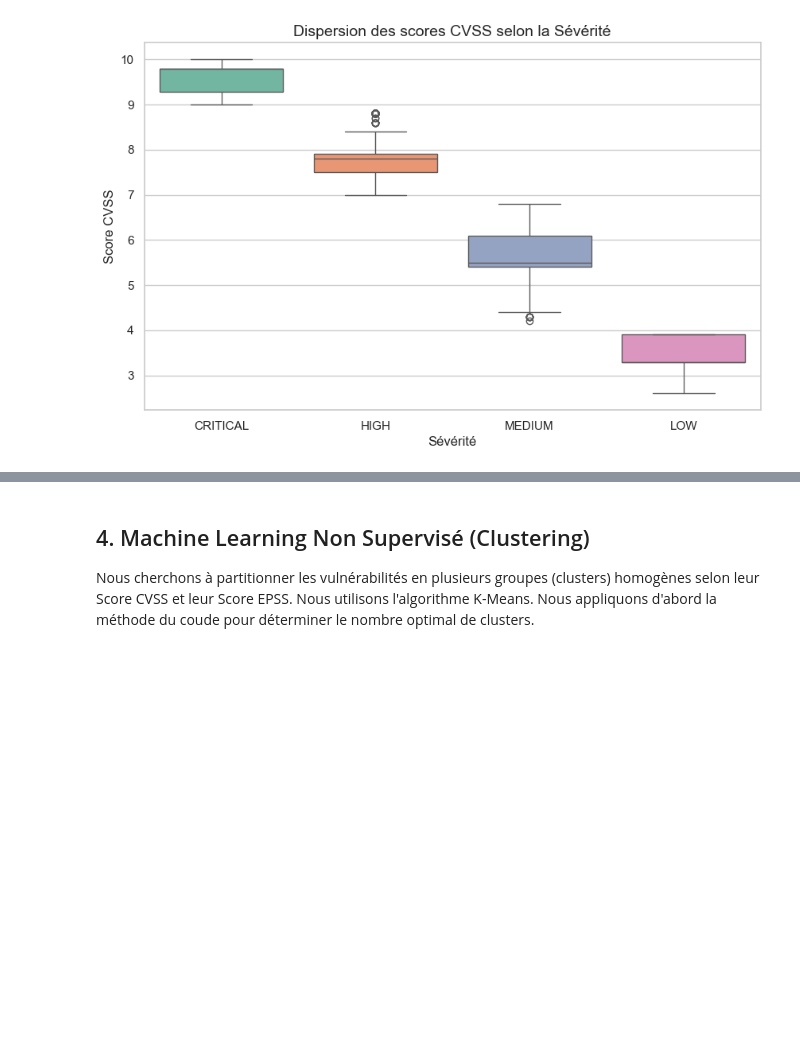
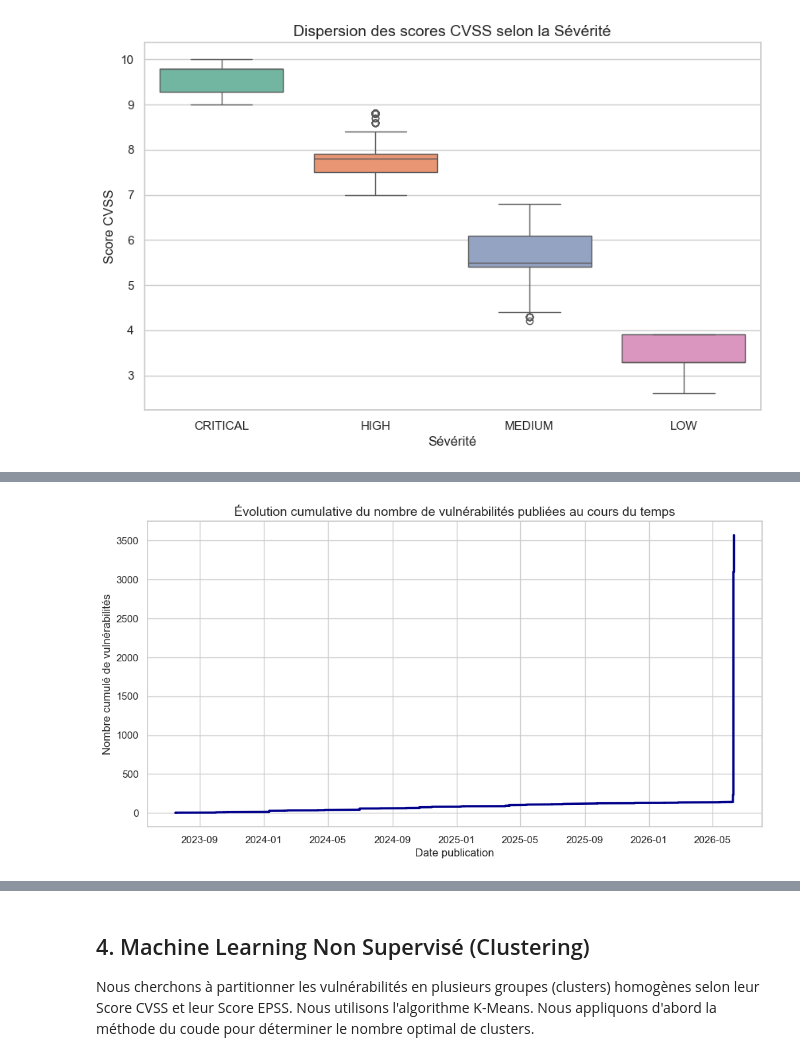
Before and after one commit to Plumeline/Project_Mastercamp_2026, a Jupyter notebook: DataAnalysis.ipynb, the cells around one changed output, grey strips where cells are left out. Drawn from its saved outputs; the diff is of its cells as text; code cells hidden in the pictures; blank space fills up the shorter version.

```diff
--- a/DataAnalysis.ipynb
+++ b/DataAnalysis.ipynb
@@ -249,0 +286,15 @@ plt.show()
+# %%
+plt.figure(figsize=(12, 6))
+df_time = df.copy()
+df_time['Date publication'] = pd.to_datetime(df_time['Date publication'], errors='coerce')
+df_time_clean = df_time.dropna(subset=['Date publication']).sort_values('Date publication')
+df_time_clean['Count_Cumulative'] = range(1, len(df_time_clean) + 1)
+
+plt.plot(df_time_clean['Date publication'], df_time_clean['Count_Cumulative'], color='darkblue', linewidth=2.5)
+plt.title('Évolution cumulative du nombre de vulnérabilités publiées au cours du temps', fontsize=14)
+plt.xlabel('Date publication', fontsize=12)
+plt.ylabel('Nombre cumulé de vulnérabilités', fontsize=12)
+plt.savefig('cumulative_time_evolution.png', dpi=100, bbox_inches='tight')
+plt.show()
+# %% [output]
+[figure, added]
```
Also changed, not shown: parts of 7 cells of this notebook, 5 other files.
